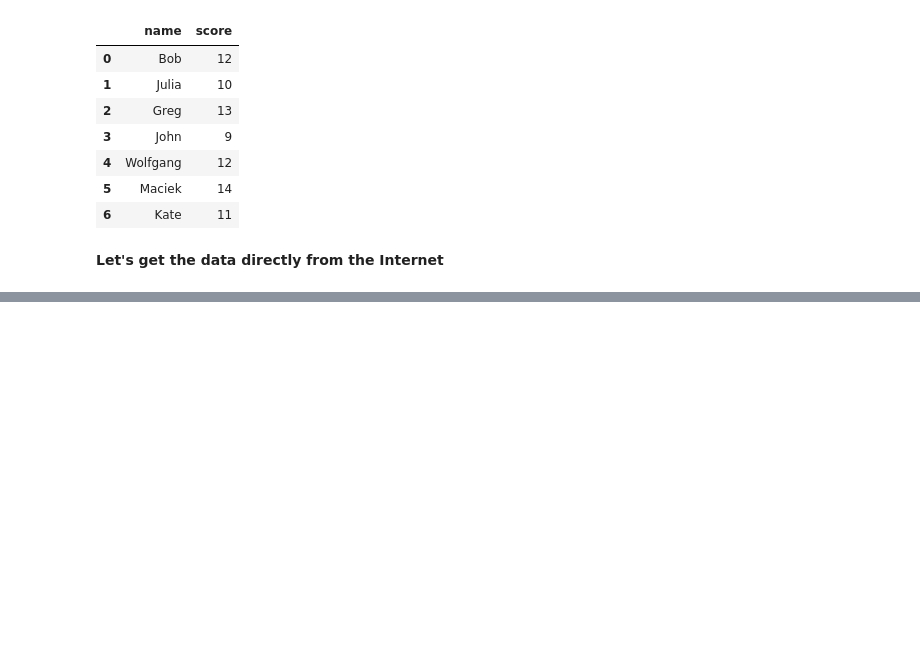
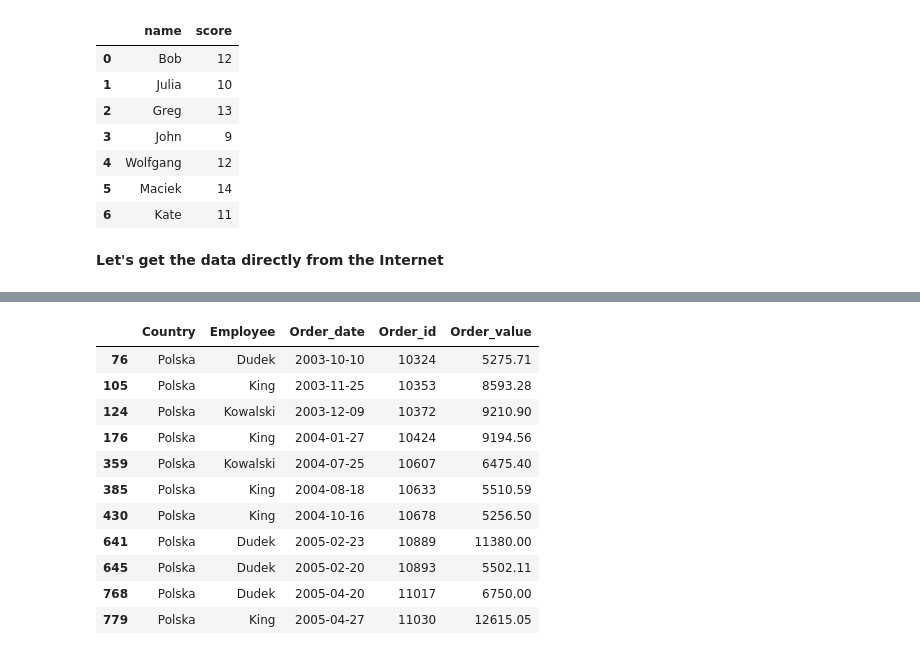
Before and after one commit to kropiak/__biostatistics_it_2026, a Jupyter notebook: lab_03/lab_03_pandas_intro.ipynb, the cells around one changed output, grey strips where cells are left out. Cells and saved outputs as stored; diff of their text form; code cells hidden in the pictures; blank space fills up the shorter version.

```diff
--- a/lab_03/lab_03_pandas_intro.ipynb
+++ b/lab_03/lab_03_pandas_intro.ipynb
@@ -77,5 +80,8 @@ df_2
 **Let's get the data directly from the Internet**
 # %%
 # we get the URL for the data from my GitHub, but as a direct link to the data
+url = 'https://raw.githubusercontent.com/kropiak/__biostatistics_it_2026/refs/heads/main/lab_03/orders.csv'
 
-df_3 = pd.read_csv('zamowienia.csv'
+df_3 = pd.read_csv(url)
+# get only the first 10 rows
+df_3.head(10)
@@ -81,0 +100,7 @@ df_3 = pd.read_csv('zamowienia.csv'
+# %%
+# something's wrong with the data - the separator is ; not the ','  which is the default one for pandas
+# we can provide a separator (sep parameter) in the read_csv function
+
+df_3 = pd.read_csv(url, sep=';')
+# get only the first 10 rows
+df_3.head(10)
@@ -81,0 +302,18 @@ df_3 = pd.read_csv('zamowienia.csv'
+# %%
+# we can apply multiple conditions like filtering any table (in excel for example)
+# [(condition) & (condition)] - sum of conditions (condition AND condition)
+# [(condition) | (condition)] - alternative conditions (condition OR condition)
+df_3[(df_3['Order_value'] > 5000) & (df_3['Country'] == 'Polska')]
+# %% [output]
+|  | Country | Employee | Order_date | Order_id | Order_value |
+| 76 | Polska | Dudek | 2003-10-10 | 10324 | 5275.71 |
+| 105 | Polska | King | 2003-11-25 | 10353 | 8593.28 |
+| 124 | Polska | Kowalski | 2003-12-09 | 10372 | 9210.90 |
+| 176 | Polska | King | 2004-01-27 | 10424 | 9194.56 |
+| 359 | Polska | Kowalski | 2004-07-25 | 10607 | 6475.40 |
+| 385 | Polska | King | 2004-08-18 | 10633 | 5510.59 |
+| 430 | Polska | King | 2004-10-16 | 10678 | 5256.50 |
+| 641 | Polska | Dudek | 2005-02-23 | 10889 | 11380.00 |
+| 645 | Polska | Dudek | 2005-02-20 | 10893 | 5502.11 |
+| 768 | Polska | Dudek | 2005-04-20 | 11017 | 6750.00 |
+| 779 | Polska | King | 2005-04-27 | 11030 | 12615.05 |
```
Also changed, not shown: parts of 40 cells of this notebook, 1 other file.
